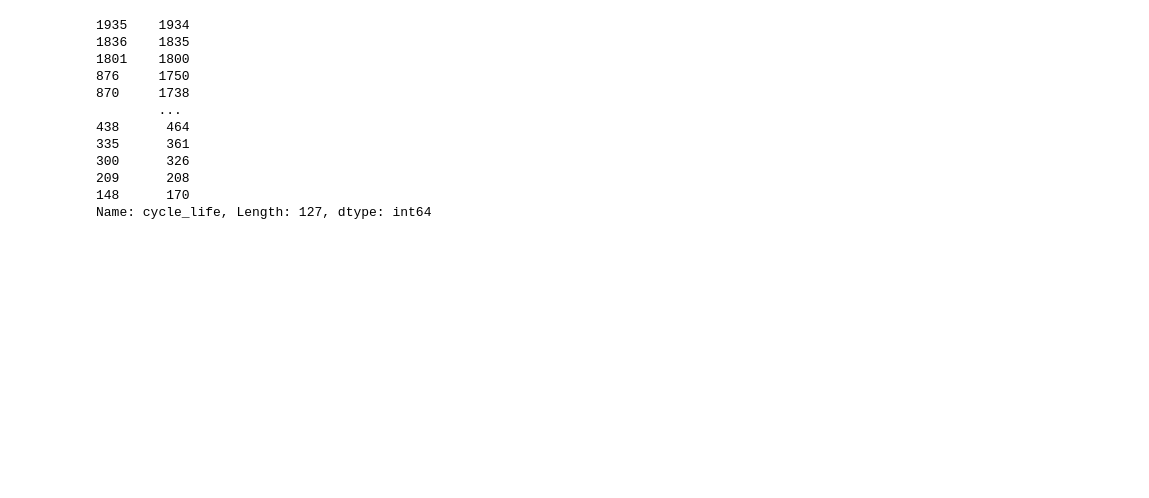
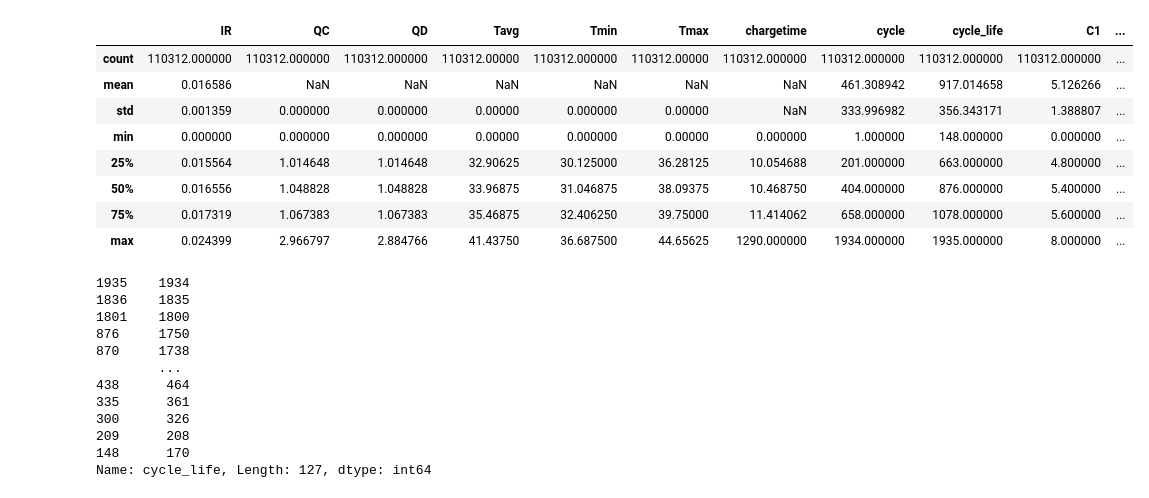
Before and after one commit to thamizhaiap/Predicting_battery_cycle_life, a Jupyter notebook: Model.ipynb, the cells around one changed output. Cells and saved outputs as stored; diff of their text form; code cells hidden in the pictures; blank space fills up the shorter version.

```diff
--- a/Model.ipynb
+++ b/Model.ipynb
@@ -20,3 +43,15 @@ df.head()
+# %%
+df.describe()
+# %% [output]
+|  | IR | QC | QD | Tavg | Tmin | Tmax | chargetime | cycle | cycle_life | C1 | ... |
+| count | 110312.000000 | 110312.000000 | 110312.000000 | 110312.00000 | 110312.000000 | 110312.00000 | 110312.000000 | 110312.000000 | 110312.000000 | 110312.000000 | ... |
+| mean | 0.016586 | NaN | NaN | NaN | NaN | NaN | NaN | 461.308942 | 917.014658 | 5.126266 | ... |
+| std | 0.001359 | 0.000000 | 0.000000 | 0.00000 | 0.000000 | 0.00000 | NaN | 333.996982 | 356.343171 | 1.388807 | ... |
+| min | 0.000000 | 0.000000 | 0.000000 | 0.00000 | 0.000000 | 0.00000 | 0.000000 | 1.000000 | 148.000000 | 0.000000 | ... |
+| 25% | 0.015564 | 1.014648 | 1.014648 | 32.90625 | 30.125000 | 36.28125 | 10.054688 | 201.000000 | 663.000000 | 4.800000 | ... |
+| 50% | 0.016556 | 1.048828 | 1.048828 | 33.96875 | 31.046875 | 38.09375 | 10.468750 | 404.000000 | 876.000000 | 5.400000 | ... |
+| 75% | 0.017319 | 1.067383 | 1.067383 | 35.46875 | 32.406250 | 39.75000 | 11.414062 | 658.000000 | 1078.000000 | 5.600000 | ... |
+| max | 0.024399 | 2.966797 | 2.884766 | 41.43750 | 36.687500 | 44.65625 | 1290.000000 | 1934.000000 | 1935.000000 | 8.000000 | ... |
 # %%
 df['cycle_life'].value_counts()
 # %% [output]
```
Also changed, not shown: parts of 16 cells of this notebook, 9 other files.
